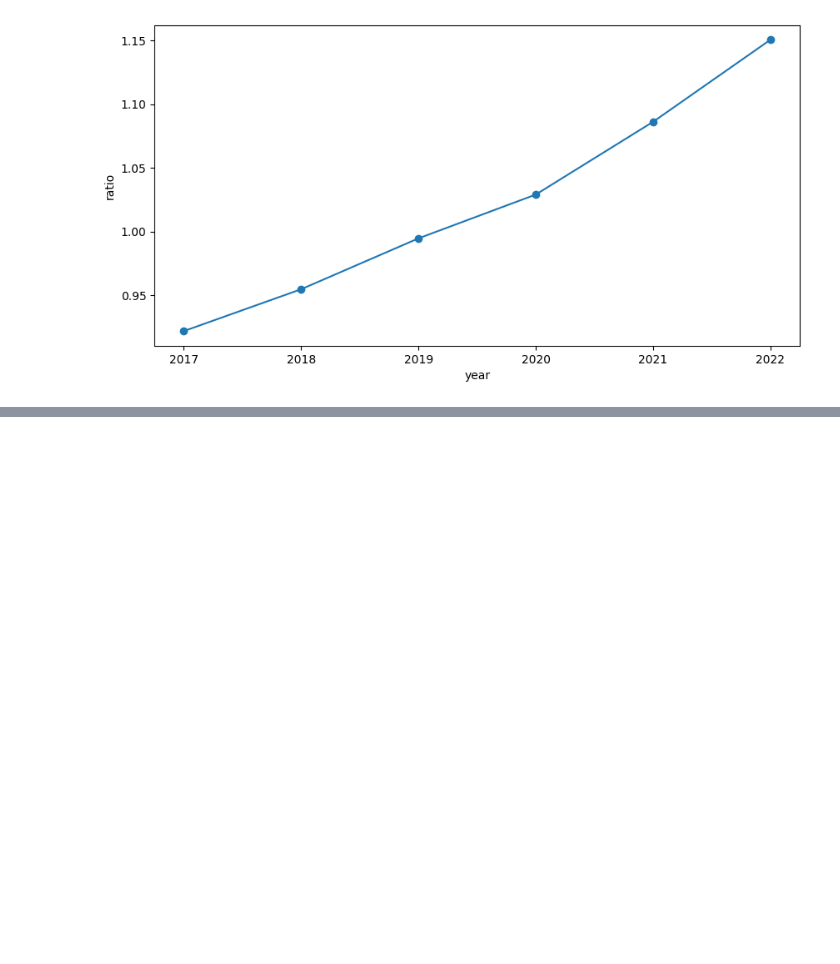
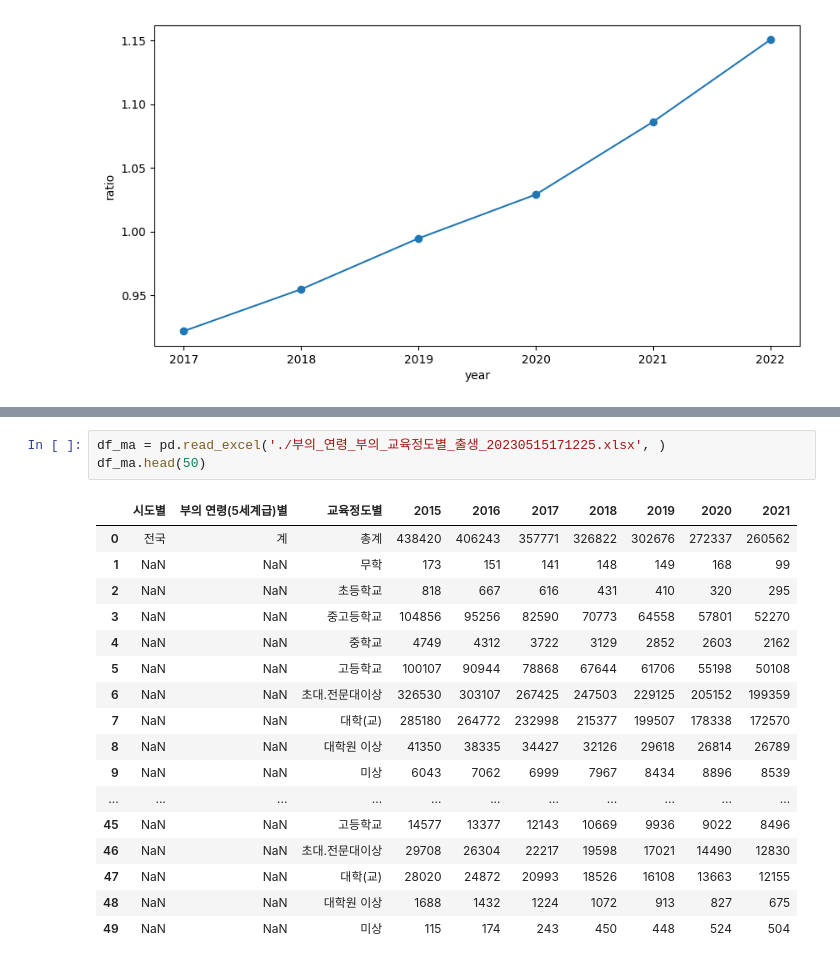
Before and after one commit to PaddingE/github_test, a Jupyter notebook: semi_ex4.ipynb, the cells around one changed output, grey strips where cells are left out. Cells and saved outputs as stored; diff of their text form; blank space fills up the shorter version.

```diff
--- a/semi_ex4.ipynb
+++ b/semi_ex4.ipynb
@@ -317,0 +333,21 @@ plt.show()
+# %%
+df_ma = pd.read_excel('./부의_연령_부의_교육정도별_출생_20230515171225.xlsx', )
+df_ma.head(50)
+# %% [output]
+|  | 시도별 | 부의 연령(5세계급)별 | 교육정도별 | 2015 | 2016 | 2017 | 2018 | 2019 | 2020 | 2021 |
+| 0 | 전국 | 계 | 총계 | 438420 | 406243 | 357771 | 326822 | 302676 | 272337 | 260562 |
+| 1 | NaN | NaN | 무학 | 173 | 151 | 141 | 148 | 149 | 168 | 99 |
+| 2 | NaN | NaN | 초등학교 | 818 | 667 | 616 | 431 | 410 | 320 | 295 |
+| 3 | NaN | NaN | 중고등학교 | 104856 | 95256 | 82590 | 70773 | 64558 | 57801 | 52270 |
+| 4 | NaN | NaN | 중학교 | 4749 | 4312 | 3722 | 3129 | 2852 | 2603 | 2162 |
+| 5 | NaN | NaN | 고등학교 | 100107 | 90944 | 78868 | 67644 | 61706 | 55198 | 50108 |
+| 6 | NaN | NaN | 초대.전문대이상 | 326530 | 303107 | 267425 | 247503 | 229125 | 205152 | 199359 |
+| 7 | NaN | NaN | 대학(교) | 285180 | 264772 | 232998 | 215377 | 199507 | 178338 | 172570 |
+| 8 | NaN | NaN | 대학원 이상 | 41350 | 38335 | 34427 | 32126 | 29618 | 26814 | 26789 |
+| 9 | NaN | NaN | 미상 | 6043 | 7062 | 6999 | 7967 | 8434 | 8896 | 8539 |
+| ... | ... | ... | ... | ... | ... | ... | ... | ... | ... | ... |
+| 45 | NaN | NaN | 고등학교 | 14577 | 13377 | 12143 | 10669 | 9936 | 9022 | 8496 |
+| 46 | NaN | NaN | 초대.전문대이상 | 29708 | 26304 | 22217 | 19598 | 17021 | 14490 | 12830 |
+| 47 | NaN | NaN | 대학(교) | 28020 | 24872 | 20993 | 18526 | 16108 | 13663 | 12155 |
+| 48 | NaN | NaN | 대학원 이상 | 1688 | 1432 | 1224 | 1072 | 913 | 827 | 675 |
+| 49 | NaN | NaN | 미상 | 115 | 174 | 243 | 450 | 448 | 524 | 504 |
```
Also changed, not shown: parts of 7 cells of this notebook.
